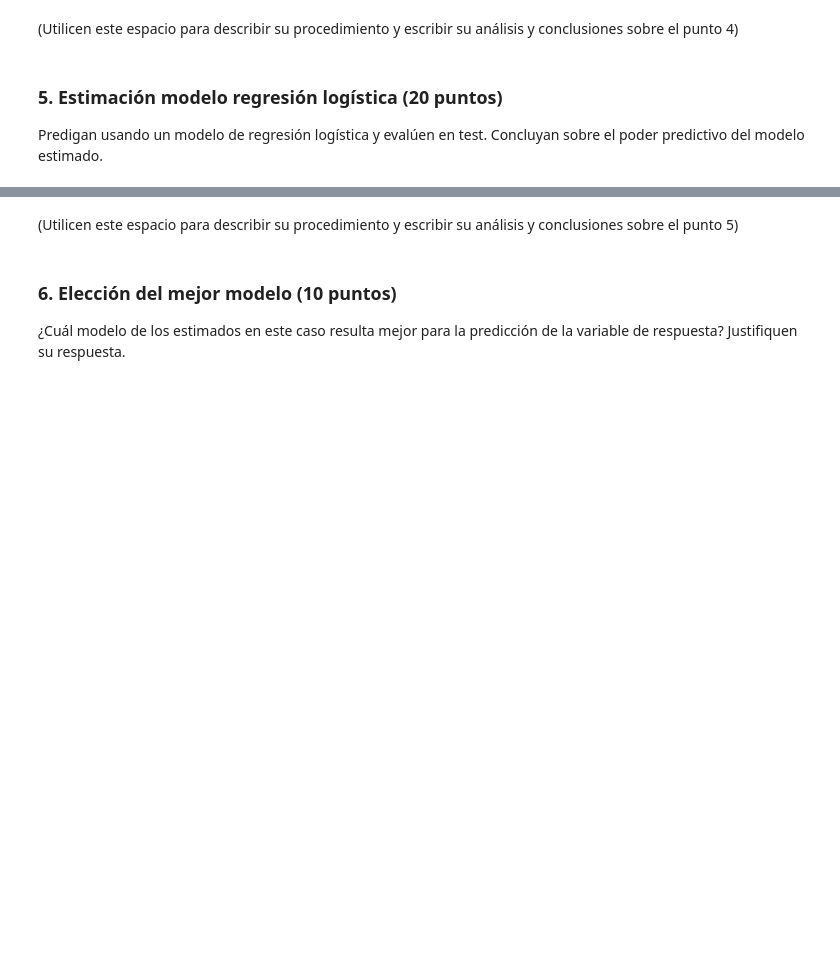
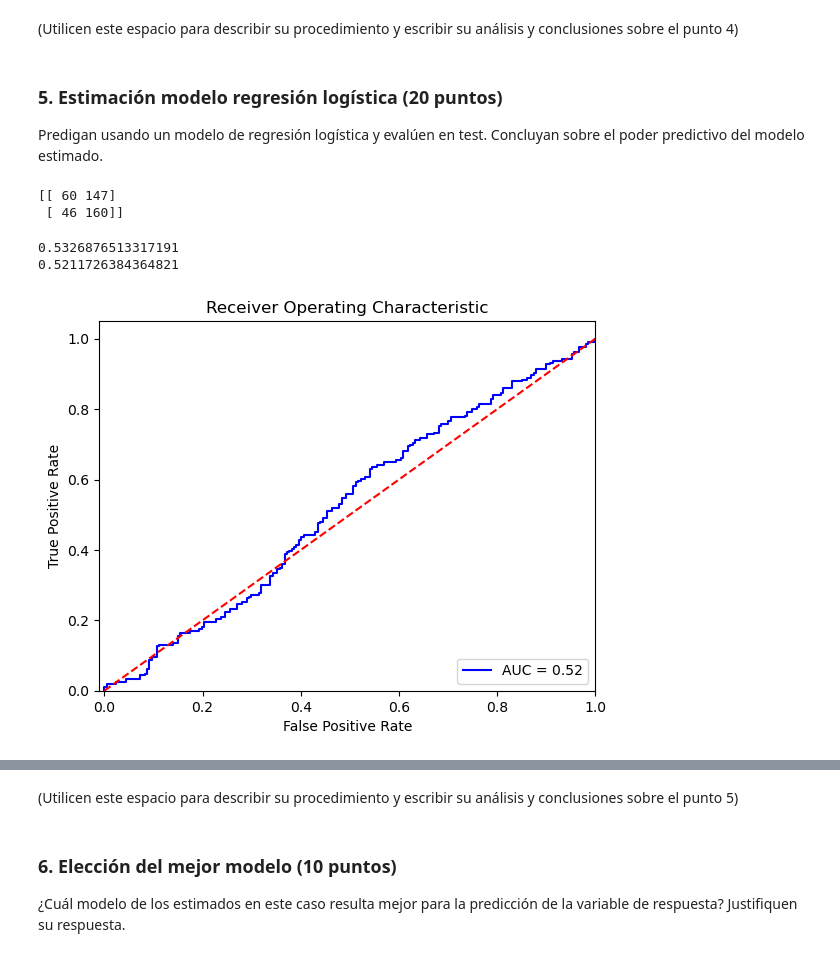
Before and after one commit to carrasquintero/Entrega_ETL, a Jupyter notebook: ML/Caso implementación de modelos de clasificación lineales QDA.ipynb, the cells around one changed output, grey strips where cells are left out. Saved outputs shown, nothing was run; the diff lists cells and outputs as text; code cells hidden in the pictures; blank space fills up the shorter version.

```diff
--- a/ML/Caso implementación de modelos de clasificación lineales QDA.ipynb
+++ b/ML/Caso implementación de modelos de clasificación lineales QDA.ipynb
@@ -189,3 +189,38 @@ Predigan usando Naive Bayes Classifier y evalúen su poder predictivo en la mues
 Predigan usando un modelo de regresión logística y evalúen en test. Concluyan sobre el poder predictivo del modelo estimado.
 # %%
 #### Utilicen este espacio para escribir los códigos del procedimiento del punto 5 ####
+
+#### Utilicen este espacio para escribir los códigos del procedimiento del punto 5 ####
+clfRegLog= LogisticRegression(random_state=0,max_iter=10000)
+clfRegLog.fit(XTrain,yTrain)
+
+prediccionesRegLog=clfRegLog.predict(XTest)
+prediccionesProbRegLog=clfRegLog.predict_proba(XTest)
+# %%
+print(confusion_matrix(y_true=yTest, y_pred=prediccionesRegLog))
+# %% [output]
+[[ 60 147]
+ [ 46 160]]
+# %%
+accuracyRegLog=accuracy_score(y_true=yTest, y_pred=prediccionesRegLog)
+print(accuracyRegLog)
+
+precisionRegLog=precision_score(y_true=yTest, y_pred=prediccionesRegLog)
+print(precisionRegLog)
+# %% [output]
+0.5326876513317191
+0.5211726384364821
+# %%
+fpr, tpr, thresholds = metrics.roc_curve(yTest, prediccionesProbRegLog[:,1], pos_label=1)
+AUCRegLog=metrics.auc(fpr, tpr)
+plt.title('Receiver Operating Characteristic')
+plt.plot(fpr, tpr, 'b', label = 'AUC = %0.2f' % AUCRegLog)
+plt.legend(loc = 'lower right')
+plt.plot([0, 1], [0, 1],'r--')
+plt.xlim([-0.01, 1])
+plt.ylim([0, 1.05])
+plt.ylabel('True Positive Rate')
+plt.xlabel('False Positive Rate')
+plt.show()
+# %% [output]
+[figure, added]
```
Also changed, not shown: parts of 2 cells of this notebook, 1 other file.
